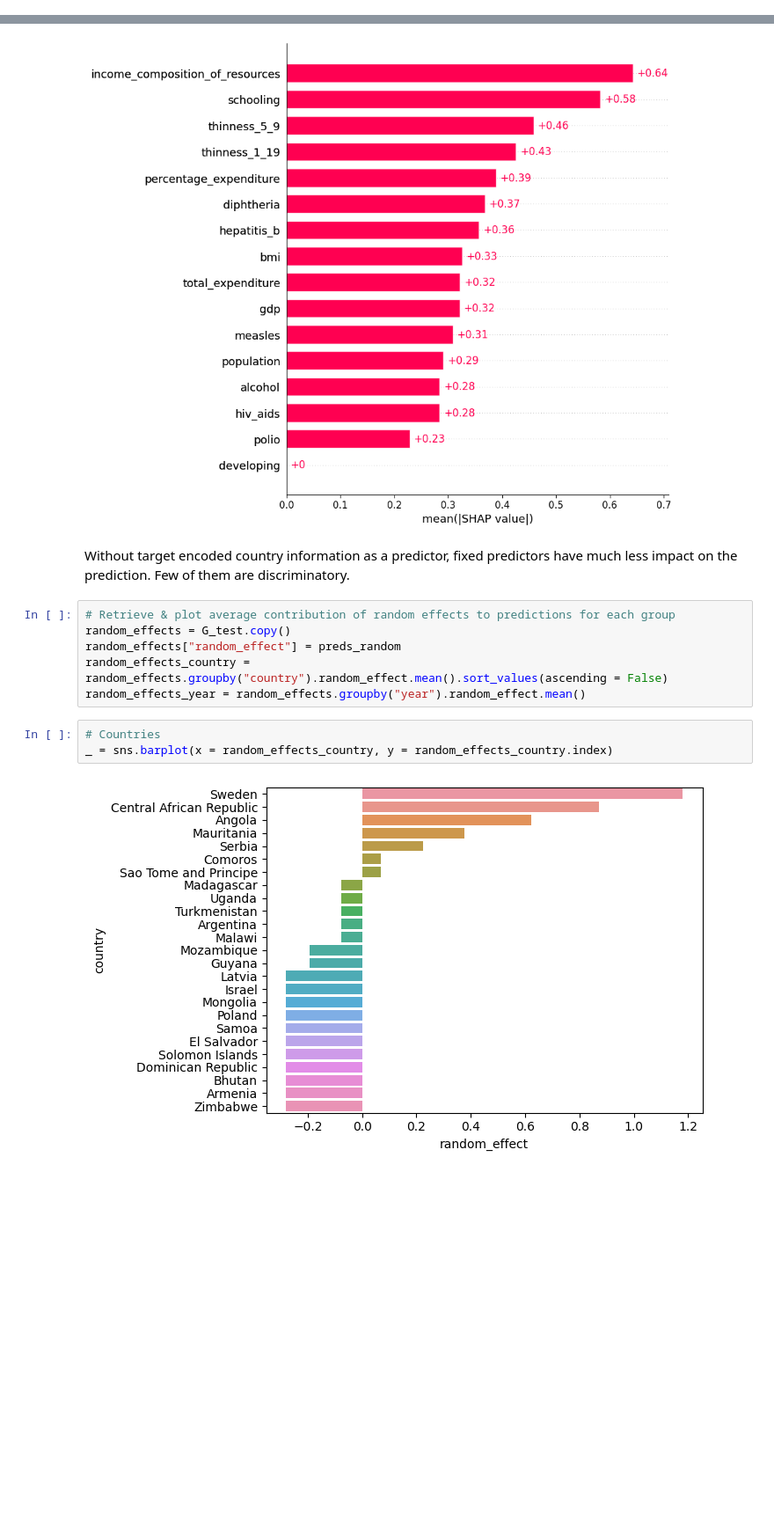
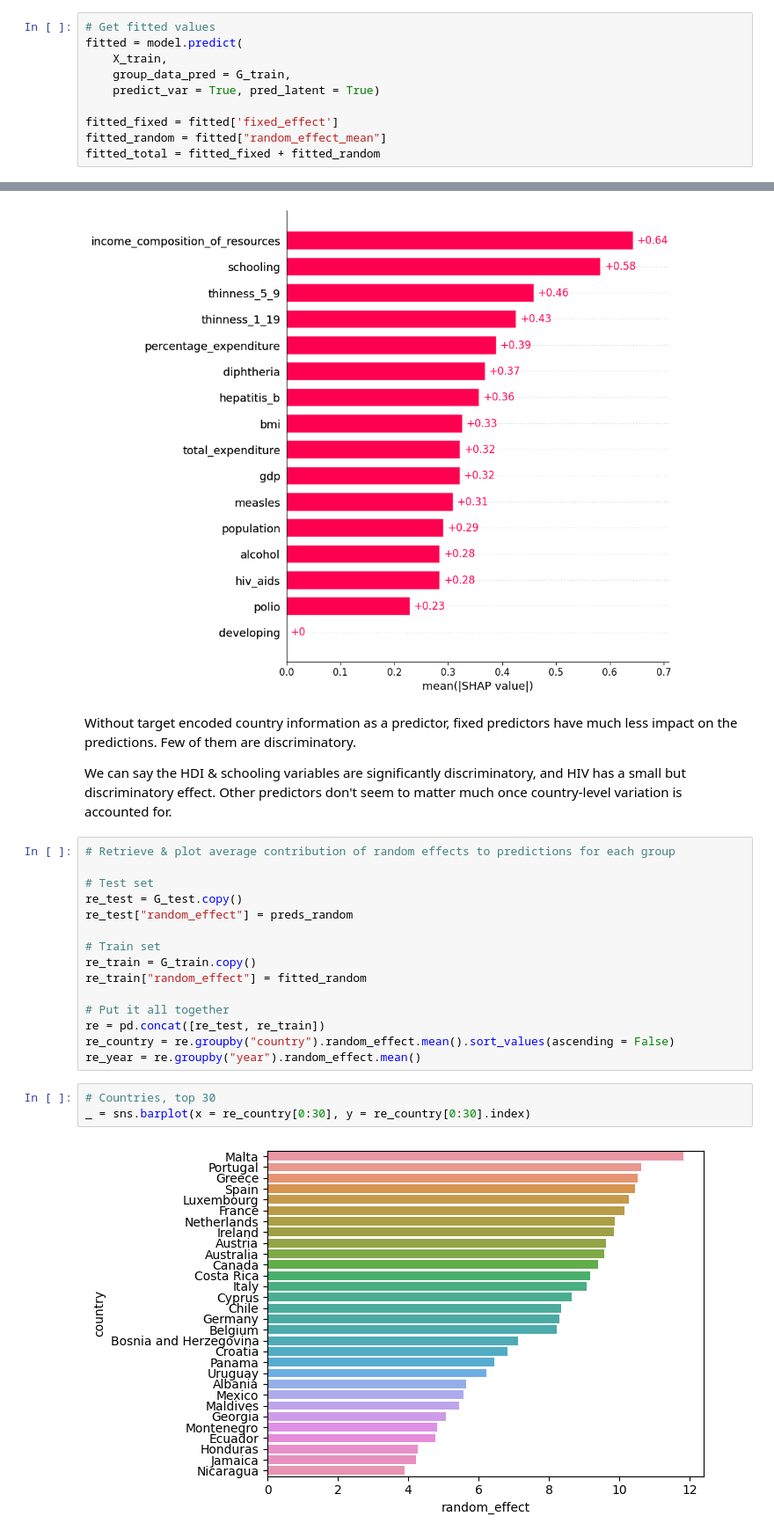
Before and after one commit to AhmetZamanis/PanelLifeExpectancy, a Jupyter notebook: 2.1_GPB.ipynb, the cells around one changed output, grey strips where cells are left out. Shown: that part at 88% size. Cells and saved outputs as stored; diff of their text form; blank space fills up the shorter version.

Commit message:
Add linear mixed model experiment

```diff
--- a/2.1_GPB.ipynb
+++ b/2.1_GPB.ipynb
@@ -257,0 +284,10 @@ The predictions are fairly constant compared to LGBM.
+# %%
+# Get fitted values
+fitted = model.predict(
+    X_train,
+    group_data_pred = G_train,
+    predict_var = True, pred_latent = True)
+
+fitted_fixed = fitted['fixed_effect']
+fitted_random = fitted["random_effect_mean"]
+fitted_total = fitted_fixed + fitted_random
@@ -271,15 +348,26 @@ shap.plots.bar(shap_values, max_display = 20)
 # %% [output]
 [figure]
 # %% [markdown]
-Without target encoded country information as a predictor, fixed predictors have much less impact on the prediction. Few of them are discriminatory.
+Without target encoded country information as a predictor, fixed predictors have much less impact on the predictions. Few of them are discriminatory.
+
+We can say the HDI & schooling variables are significantly discriminatory, and HIV has a small but discriminatory effect. Other predictors don't seem to matter much once country-level variation is accounted for.
 # %%
 # Retrieve & plot average contribution of random effects to predictions for each group
-random_effects = G_test.copy()
-random_effects["random_effect"] = preds_random
-random_effects_country = random_effects.groupby("country").random_effect.mean().sort_values(ascending = False)
-random_effects_year = random_effects.groupby("year").random_effect.mean()
+
+# Test set
+re_test = G_test.copy()
+re_test["random_effect"] = preds_random
+
+# Train set
+re_train = G_train.copy()
+re_train["random_effect"] = fitted_random
+
+# Put it all together
+re = pd.concat([re_test, re_train])
+re_country = re.groupby("country").random_effect.mean().sort_values(ascending = False)
+re_year = re.groupby("year").random_effect.mean()
 # %%
-# Countries
-_ = sns.barplot(x = random_effects_country, y = random_effects_country.index)
+# Countries, top 30
+_ = sns.barplot(x = re_country[0:30], y = re_country[0:30].index)
 # %% [output]
-[figure, old version]
+[figure, new version]
```
Also changed, not shown: parts of 14 cells of this notebook, 1 other file.
